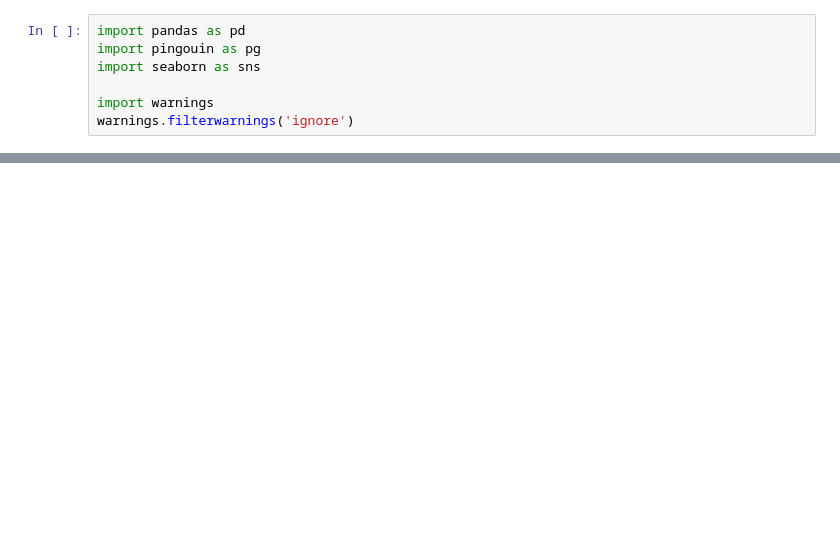
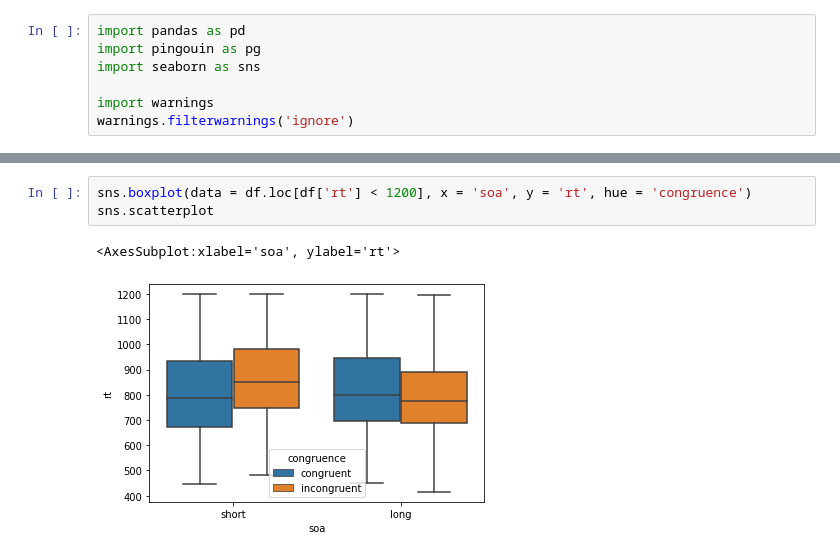
Before and after one commit to ethanweed/ExPsyLing, a Jupyter notebook: 2022/Notebooks/Labs_notebooks/Lab_10_Experiment_2.ipynb, the cells around one changed output, grey strips where cells are left out. Drawn from its saved outputs; the diff is of its cells as text; blank space fills up the shorter version.

```diff
--- a/2022/Notebooks/Labs_notebooks/Lab_10_Experiment_2.ipynb
+++ b/2022/Notebooks/Labs_notebooks/Lab_10_Experiment_2.ipynb
@@ -36,0 +35,6 @@ sns.despine()
+# %%
+sns.boxplot(data = df.loc[df['rt'] < 1200], x = 'soa', y = 'rt', hue = 'congruence')
+sns.scatterplot
+# %% [output]
+<AxesSubplot:xlabel='soa', ylabel='rt'>
+[figure, added]
```
Also changed, not shown: parts of 6 cells of this notebook, 1 other file.
